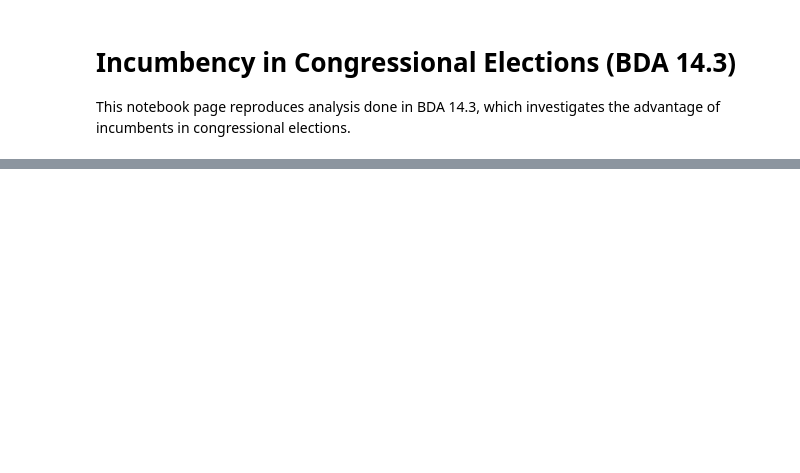
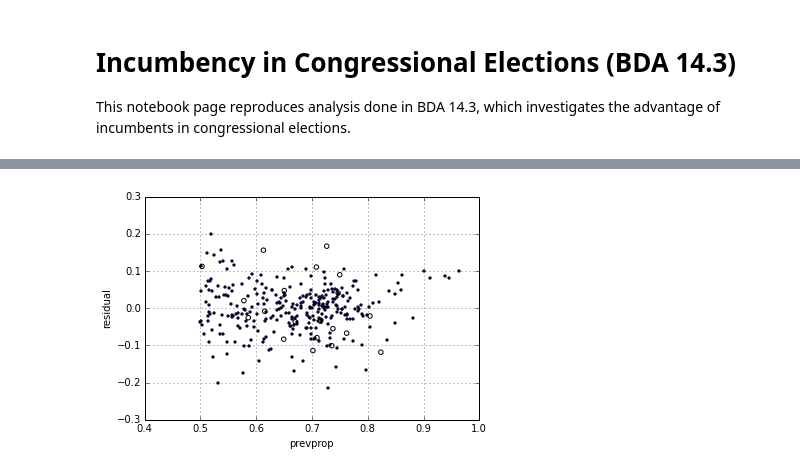
Before and after one commit to bikestra/bdapy, a Jupyter notebook: incumbency.ipynb, the cells around one changed output, grey strips where cells are left out. Drawn from its saved outputs; the diff is of its cells as text; code cells hidden in the pictures; blank space fills up the shorter version.

```diff
--- a/incumbency.ipynb
+++ b/incumbency.ipynb
@@ -53,0 +136,14 @@ df_1986.join(on=['state','district'])
+# %%
+df_prev_now['residual'] = y - X * beta_hat
+fig, ax = plt.subplots()
+df_prev_now[df_prev_now['is_incumbent'] == 1].plot('prevprop', 'residual', kind='scatter', marker='.', ax=ax)
+df_prev_now[df_prev_now['is_incumbent'] == 0].plot('prevprop', 'residual', kind='scatter', marker='o', facecolors='none', ax=ax)
+#filtered_df_1986_1988[filtered_df_1986_1988['incumbency1988'] == 0].plot('demoprop1986', 'demoprop1988', kind='scatter', marker='o', facecolors='none', ax=ax)
+#ax.set_xlim(-.05,1.05)
+#ax.set_ylim(-.05,1.05)
+#ax.set_xlabel('Democratic vote in 1986')
+#ax.set_ylabel('Democratic vote in 1988')
+#ax.set_aspect('equal')
+plt.show()
+# %% [output]
+[figure, added]
```
Also changed, not shown: parts of 39 cells of this notebook, 1 other file.
